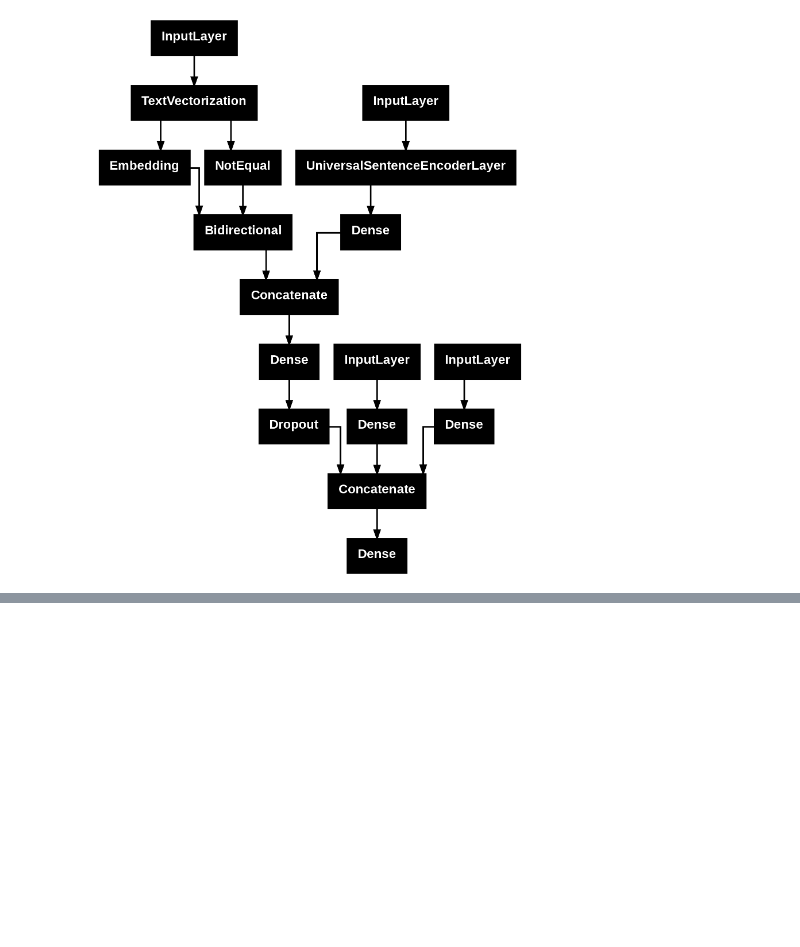
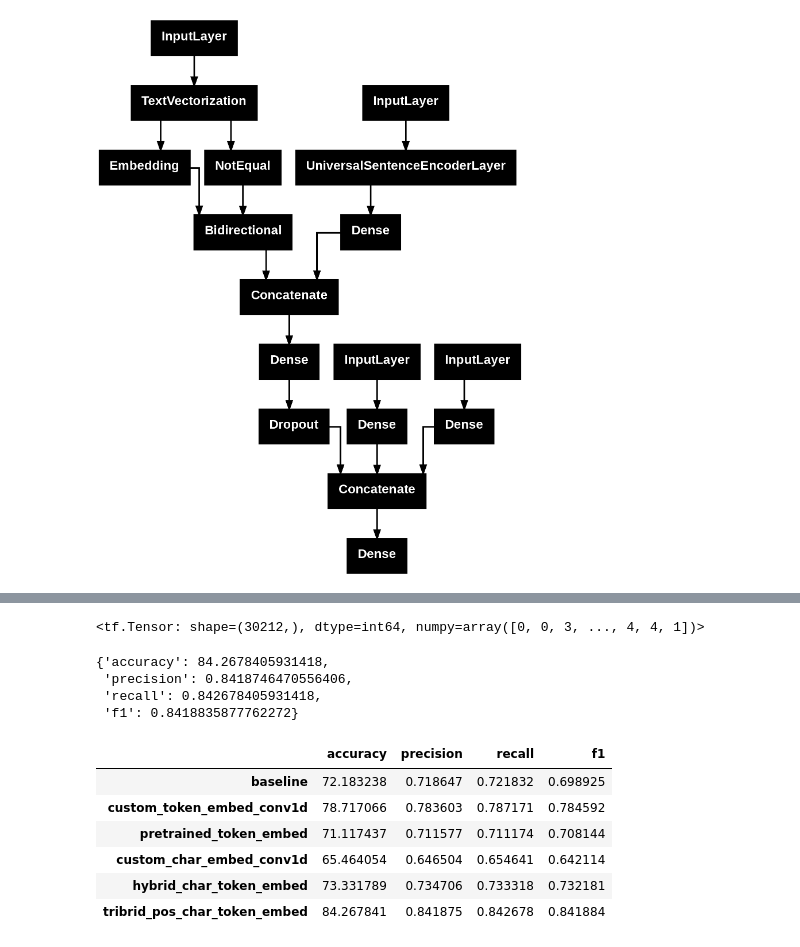
Before and after one commit to random-words/colab-notebooks, a Jupyter notebook: 09__SkimLit_nlp_milestone_project_2.ipynb, the cells around one changed output, grey strips where cells are left out. Cells and saved outputs as stored; diff of their text form; code cells hidden in the pictures; blank space fills up the shorter version.

```diff
--- a/09__SkimLit_nlp_milestone_project_2.ipynb
+++ b/09__SkimLit_nlp_milestone_project_2.ipynb
@@ -1347,0 +1376,7 @@ plot_model(model_5)
+# %%
+# Fit the token, char and positional embedding model
+history_model_5 = model_5.fit(train_pos_char_token_dataset,
+                              steps_per_epoch=int(0.1 * len(train_pos_char_token_dataset)),
+                              epochs=3,
+                              validation_data=val_pos_char_token_dataset,
+                              validation_steps=int(0.1 * len(val_pos_char_token_dataset)))
@@ -1347,0 +1390,4 @@ plot_model(model_5)
+# %%
+# Make predictions with token-char-positional hybrid model
+model_5_pred_probs = model_5.predict(val_pos_char_token_dataset, verbose=1)
+model_5_pred_probs
@@ -1347,0 +1404,34 @@ plot_model(model_5)
+# %%
+# Turn prediction probabilities into prediction classes
+model_5_preds = tf.argmax(model_5_pred_probs, axis=1)
+model_5_preds
+# %% [output]
+<tf.Tensor: shape=(30212,), dtype=int64, numpy=array([0, 0, 3, ..., 4, 4, 1])>
+# %%
+# Calculate results of token-char-positional hybrid model
+model_5_results = calculate_results(y_true=val_labels_encoded,
+                                    y_pred=model_5_preds)
+model_5_results
+# %% [output]
+{'accuracy': 84.2678405931418,
+ 'precision': 0.8418746470556406,
+ 'recall': 0.842678405931418,
+ 'f1': 0.8418835877762272}
+# %%
+# Combine model results into a DataFrame
+all_model_results = pd.DataFrame({"baseline": baseline_results,
+                                  "custom_token_embed_conv1d": model_1_results,
+                                  "pretrained_token_embed": model_2_results,
+                                  "custom_char_embed_conv1d": model_3_results,
+                                  "hybrid_char_token_embed": model_4_results,
+                                  "tribrid_pos_char_token_embed": model_5_results})
+all_model_results = all_model_results.transpose()
+all_model_results
+# %% [output]
+|  | accuracy | precision | recall | f1 |
+| baseline | 72.183238 | 0.718647 | 0.721832 | 0.698925 |
+| custom_token_embed_conv1d | 78.717066 | 0.783603 | 0.787171 | 0.784592 |
+| pretrained_token_embed | 71.117437 | 0.711577 | 0.711174 | 0.708144 |
+| custom_char_embed_conv1d | 65.464054 | 0.646504 | 0.654641 | 0.642114 |
+| hybrid_char_token_embed | 73.331789 | 0.734706 | 0.733318 | 0.732181 |
+| tribrid_pos_char_token_embed | 84.267841 | 0.841875 | 0.842678 | 0.841884 |
```
Also changed, not shown: parts of 17 cells of this notebook.
